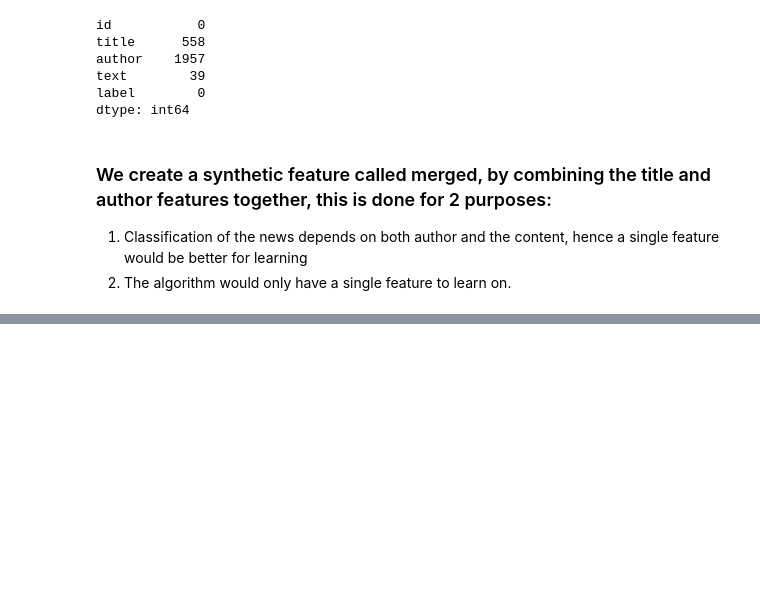
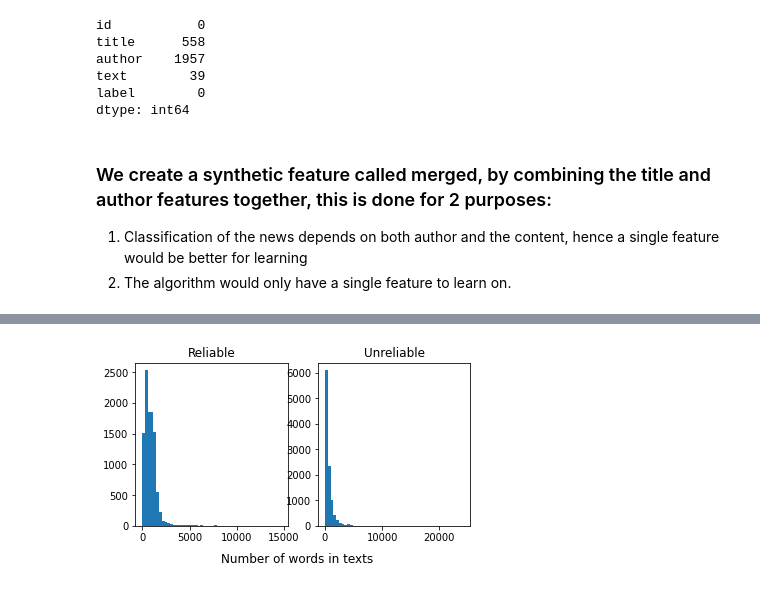
Before and after one commit to umang-sh/FakeNewsClassifierSolution, a Jupyter notebook: FakeNewsClassifier.ipynb, the cells around one changed output, grey strips where cells are left out. Drawn from its saved outputs; the diff is of its cells as text; code cells hidden in the pictures; blank space fills up the shorter version.

```diff
--- a/FakeNewsClassifier.ipynb
+++ b/FakeNewsClassifier.ipynb
@@ -221,0 +128,12 @@ submission.to_csv("Submission.csv",index=False)
+# %%
+fig,(ax1,ax2)=plt.subplots(1,2,figsize=(6,3))
+text_len=train[train.label==0]['text'].str.split().map(lambda x: len(x))
+ax1.hist(text_len, bins = 50)
+ax1.set_title('Reliable')
+text_len=train[train.label==1]['text'].str.split().map(lambda x: len(x))
+ax2.hist(text_len, bins = 50)
+ax2.set_title('Unreliable')
+fig.suptitle('Number of words in texts', y=0)
+fig.show()
+# %% [output]
+[figure, added]
```
Also changed, not shown: parts of 81 cells of this notebook.
